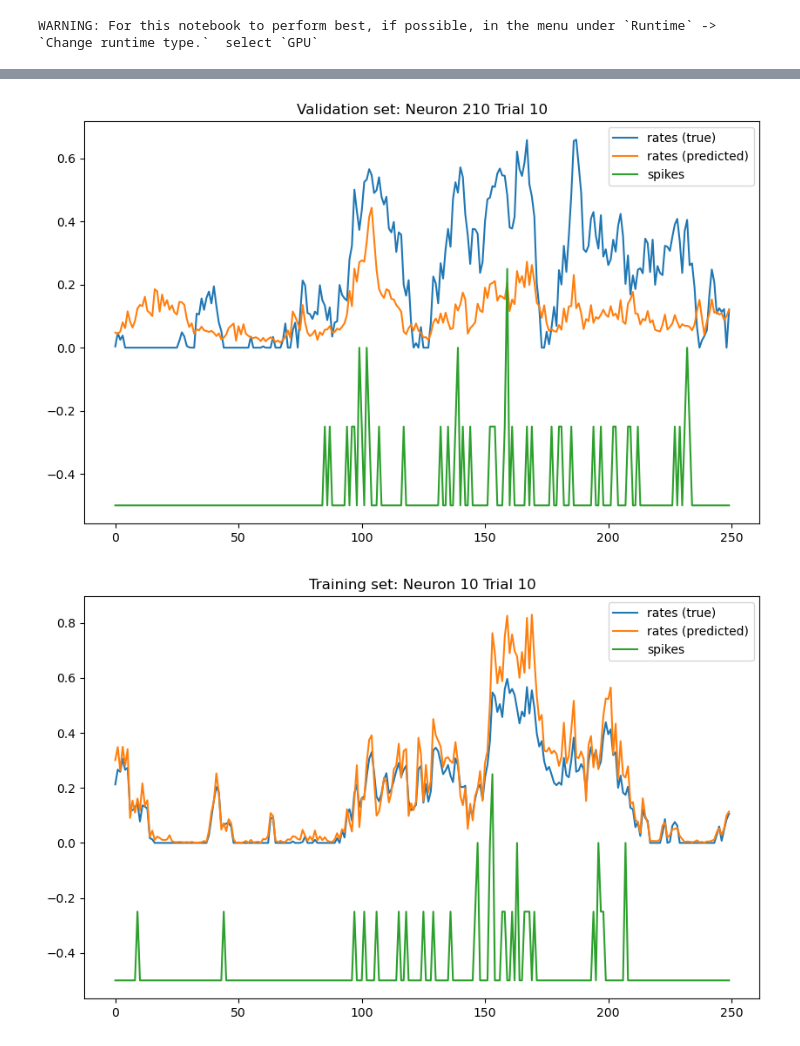
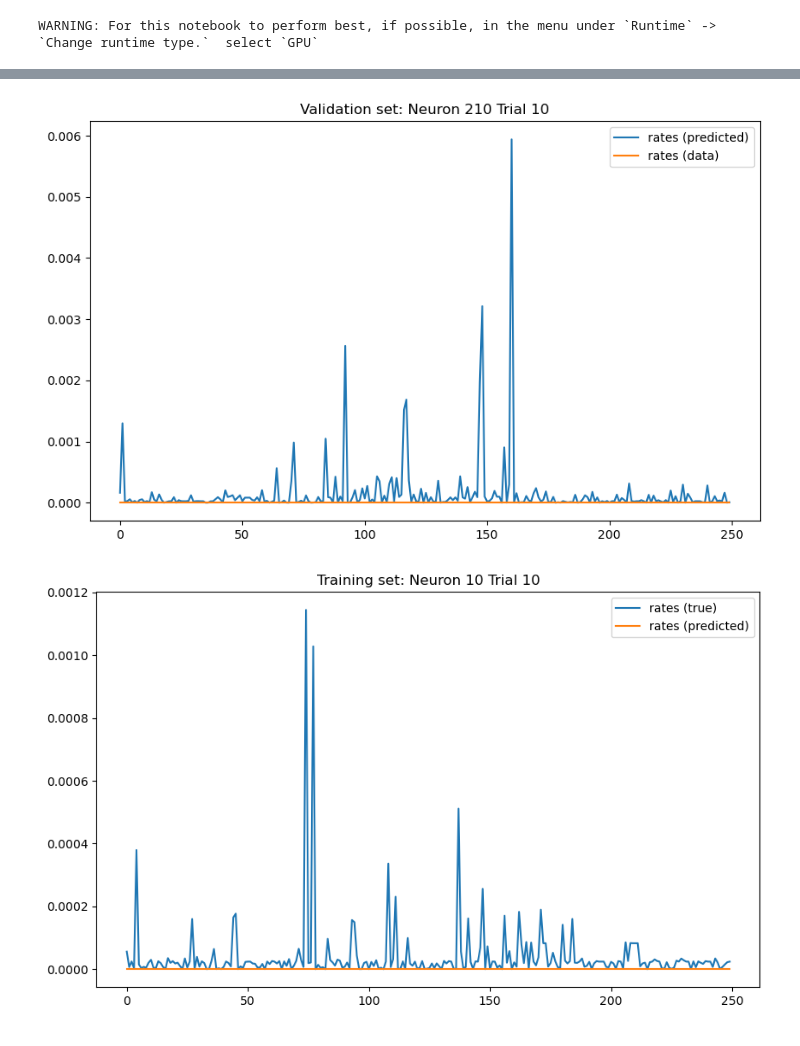
Before and after one commit to wanyuL/ReinforcementRats2021, a Jupyter notebook: RNN_Notebook.ipynb, the cells around one changed output, grey strips where cells are left out. Drawn from its saved outputs; the diff is of its cells as text; code cells hidden in the pictures.

Commit message:
RNN on real data

```diff
--- a/RNN_Notebook.ipynb
+++ b/RNN_Notebook.ipynb
@@ -37,25 +38,13 @@ x1 = torch.from_numpy(fake_spk_rates[:, :, 200:]).to(device).float()
-# %%
-# prepare for training
-NT=250;
-ntrials=100
-NN=400;
-ncomp=10;
-
-spk = load_neural_data(subject=11)
-fake_spk, fake_spk_rates, latents = gen_fake_spk(NT,ntrials,NN,ncomp)
-# we separate the neuron data into two populations: the input and output
-x0 = torch.from_numpy(fake_spk_rates[:, :, :200]).to(device).float()
-x1 = torch.from_numpy(fake_spk_rates[:, :, 200:]).to(device).float()
 # %%
-NN1 = x0.shape[-1]
-NN2 = x1.shape[-1]
+#NN1 = trainingData.shape[-1]
+#NN2 = testData.shape[-1]
 
 # we initialize the neural network
-net = rnn0(ncomp, NN1, NN2, dropout=0.5 ,bidi = False).to(device)
+net = rnn0(ncomp, trainingData.shape[-1], trainingData.shape[-1], dropout=0.5 ,bidi = False).to(device)
 
 # special thing:  we initialize the biases of the last layer in the neural network
 # we set them as the mean firing rates of the neurons.
 # this should make the initial predictions close to the mean, because the latents don't contribute much
-net.fc.bias.data[:] = x0.mean((0,1))
+net.fc.bias.data[:] = trainingData.mean((0,1))
 # %%
 # train the rnn!
@@ -71,35 +60,35 @@ iteration 150, train_loss 0.2342 , val_loss 0.4052
 # %%
 # visualize the performance of the rnn model
-netinput=x1
+netinput=testData
+prd,_=net(netinput)
+rpred = prd.detach().cpu().numpy()
+nn = 10
+ntrial = 10
+
+# Plot for Test Data
+plt.figure(figsize=(10, 6))
+plt.plot(rpred[:,ntrial, nn], label='rates (predicted)')
+plt.plot(testData[:, ntrial, nn], label='rates (data)')
+plt.legend()
+plt.title(f'Validation set: Neuron {nn+200} Trial {ntrial}')
+plt.show()
+
+# Plot for Training Data
+netinput=trainingData
 prd,_=net(netinput)
 rpred = prd.detach().cpu().numpy()
 nn = 10
 ntrial = 10
 plt.figure(figsize=(10, 6))
-plt.plot(fake_spk_rates[:,ntrial, nn+200])
-plt.plot(rpred[:,ntrial, nn])
-plt.plot(-.5 + fake_spk[:, ntrial, nn+200]/4)
-
-plt.legend(['rates (true)', 'rates (predicted)', 'spikes'])
-plt.title(f'Validation set: Neuron {nn+200} Trial {ntrial}')
-plt.show()
-
-# training dataset
-netinput=x0
-prd,_=net(netinput)
-rpred = prd.detach().cpu().numpy()
-nn = 10
-ntrial = 10
-plt.figure(figsize=(10, 6))
-plt.plot(fake_spk_rates[:,ntrial, nn])
-plt.plot(rpred[:,ntrial, nn])
-plt.plot(-.5 + fake_spk[:, ntrial, nn]/4)
+#plt.plot(fake_spk_rates[:,ntrial, nn], label='rates (true)')
+plt.plot(rpred[:,ntrial, nn], label='rates (predicted)')
+plt.plot( trainingData[:, ntrial, nn], label='spikes')
 
 plt.legend(['rates (true)', 'rates (predicted)', 'spikes'])
 plt.title(f'Training set: Neuron {nn} Trial {ntrial}')
 plt.show()
 # %% [output]
-[figure, old version]
+[figure, new version]
-[figure, old version]
+[figure, new version]
 # %%
 ## next: try the model with the real data
```
Also changed, not shown: parts of 4 cells of this notebook, 1 other file.
